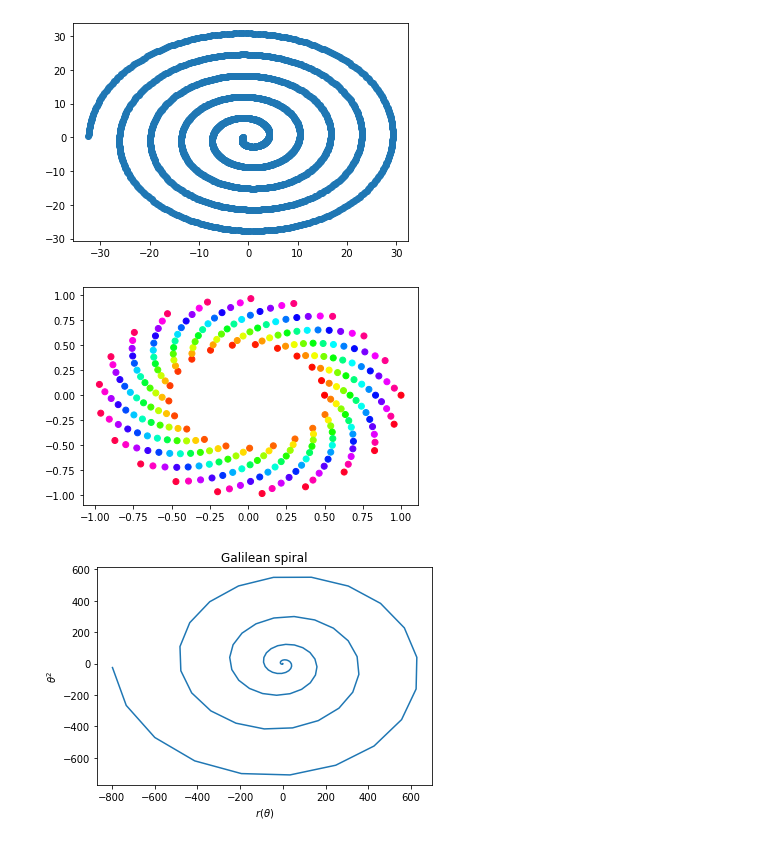
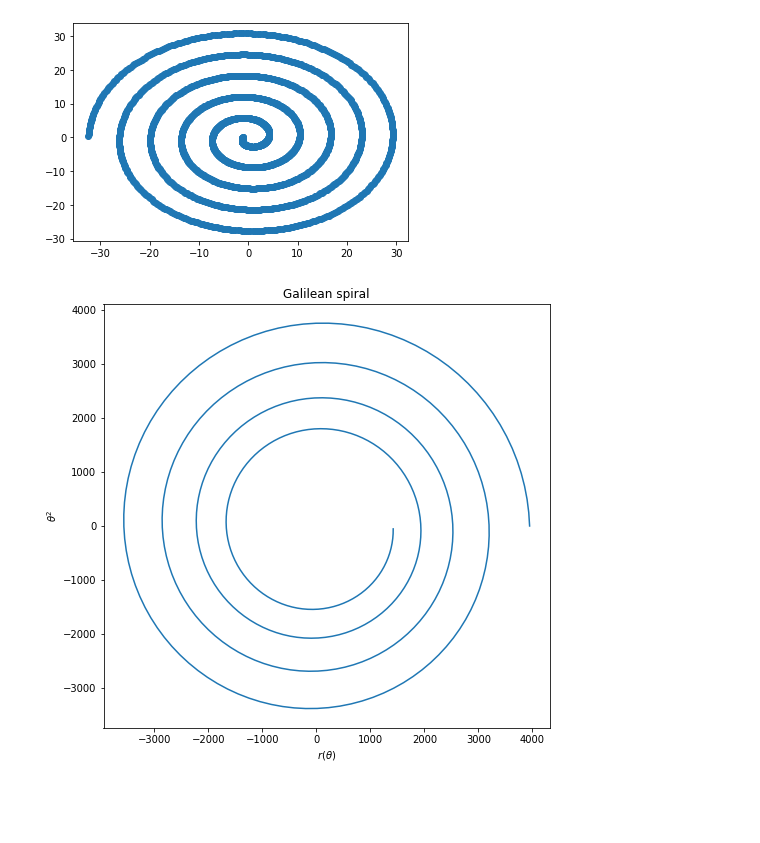
Before and after one commit to MaartenKool/CookBooks, a Jupyter notebook: SarosDial.ipynb, the cells around one changed output. Saved outputs shown, nothing was run; the diff lists cells and outputs as text; code cells hidden in the pictures; blank space fills up the shorter version.

```diff
--- a/SarosDial.ipynb
+++ b/SarosDial.ipynb
@@ -117,22 +117,6 @@ plt.scatter(f_spiral[len(f_spiral)//2:,0],f_spiral[len(f_spiral)//2:,1])
 plt.show()
 # %% [output]
 [figure]
-# %%
-import numpy as np
-import matplotlib.pyplot as plt
-import matplotlib.cm as cm
-
-n = 256
-angle = np.linspace(0,12*2*np.pi, n)
-radius = np.linspace(.5,1.,n)
-
-x = radius * np.cos(angle)
-y = radius * np.sin(angle)
-
-plt.scatter(x,y,c = angle, cmap = cm.hsv)
-plt.show()
-# %% [output]
-[figure, removed]
 # %%
 # """
 #  Spiral.py is a program which make a polar plot of r = theta^2
@@ -140,36 +124,42 @@ plt.show()
 
 #  Paul Eugenio
 #  Florida State University
 #  PHZ4151C
 #  29 Jan 2019
 # """
 
 from __future__ import division, print_function
 import matplotlib.pyplot as plt
 import numpy as np
 %matplotlib inline
 # use latex
-# plt.rc('text', usetex=True)
+plt.rc('text', usetex=False)
 
 # define parameters
-thetaMin, thetaMax = 0, 10*np.pi
-steps = 100
+thetaMin, thetaMax = 0, 20*np.pi
+steps = 1000
 
 
 # use numpy vectorization to generate plotting values
 theta = np.linspace(thetaMin, thetaMax, steps)
 r = theta*theta
 x = r*np.cos(theta)
 y = r*np.sin(-theta)
+# 90*np.pi*r
 
+fig, ax = plt.subplots(figsize=(8,8))
+# ax.set(xlim=xlim, ylim=ylim, autoscale_on=False)
+
+
+ax.set_aspect('equal')
 # plot curve and decorate with latex equation
-plt.plot(x[:90], y[:90])
+plt.plot(x[600:], y[600:])
 # plt.plot(x, y)
 plt.xlabel(r"$r(\theta)$")
 plt.ylabel(r"$\theta^2$")
 plt.title("Galilean spiral")
 # plt.savefig("spiral.png")
 plt.show()
 # %% [output]
-[figure, old version]
+[figure, new version]
 # %%
```
Also changed, not shown: parts of 5 cells of this notebook.
